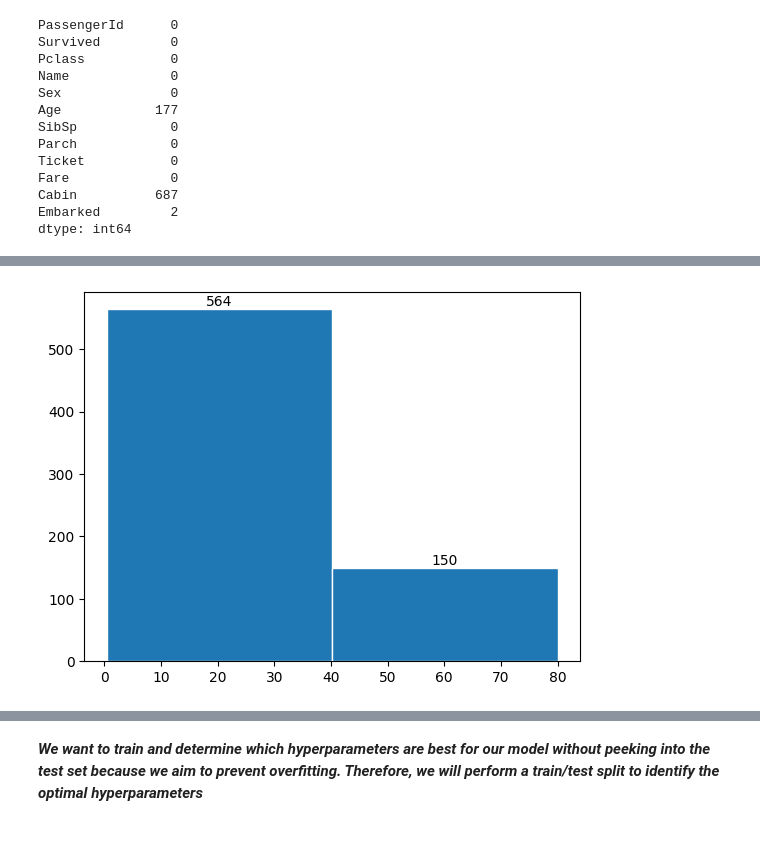
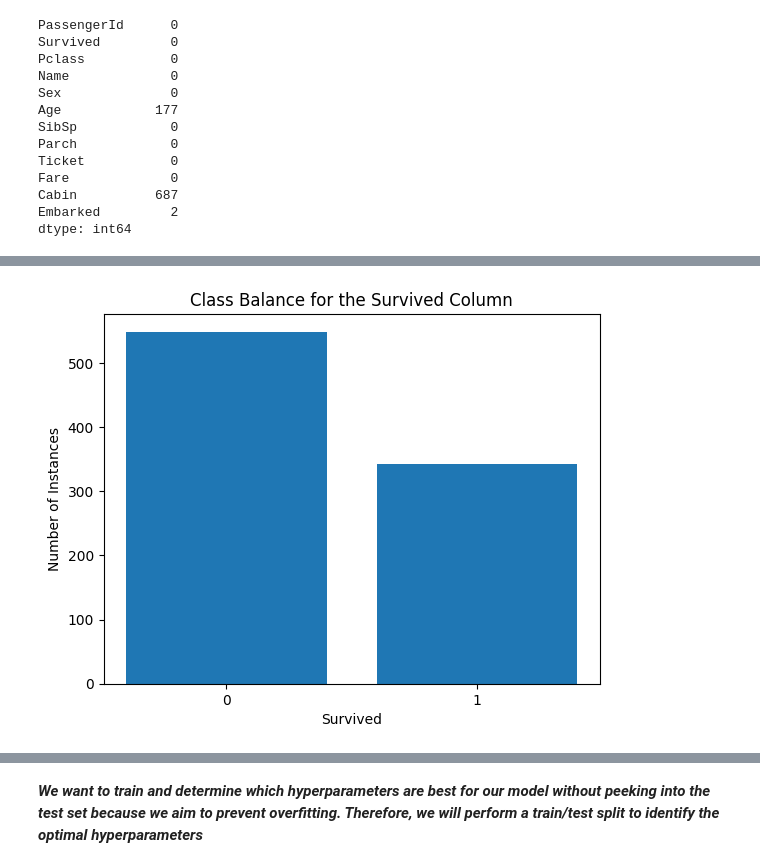
Before and after one commit to kristijanpetronijevic/kaggle_titanic, a Jupyter notebook: train.ipynb, the cells around one changed output, grey strips where cells are left out. Drawn from its saved outputs; the diff is of its cells as text; code cells hidden in the pictures; blank space fills up the shorter version.

```diff
--- a/train.ipynb
+++ b/train.ipynb
@@ -67,17 +71,17 @@ pdf = norm.pdf(x, mu, sigma)
-# %%
-freq, bins, _ = plt.hist(Y, edgecolor='white', bins=2)
-
-bin_centers = np.diff(bins)*0.5 + bins[:-1] # računanje centra korpice
-
-for fr, x in zip(freq, bin_centers):
-    height = int(fr)
-    plt.annotate("{}".format(height),
-               xy = (x, height),             # poziciranje broja iznad korpice
-               xytext = (0,0.2),             # odvajanje teksta od korpice
-               textcoords = "offset points",
-               ha = 'center', va = 'bottom'
-               )
-# %% [output]
-[figure, removed]
+# %%
+import matplotlib.pyplot as plt
+
+# First, let's calculate the number of instances for each class
+instances_count = data_frame['Survived'].value_counts()
+
+# Plotting the graph
+plt.bar(instances_count.index, instances_count.values)
+plt.xlabel('Survived')
+plt.ylabel('Number of Instances')
+plt.title('Class Balance for the Survived Column')
+plt.xticks([0, 1])
+plt.show()
+# %% [output]
+[figure, added]
 # %%
 from sklearn.preprocessing import OrdinalEncoder
```
Also changed, not shown: parts of 54 cells of this notebook.
